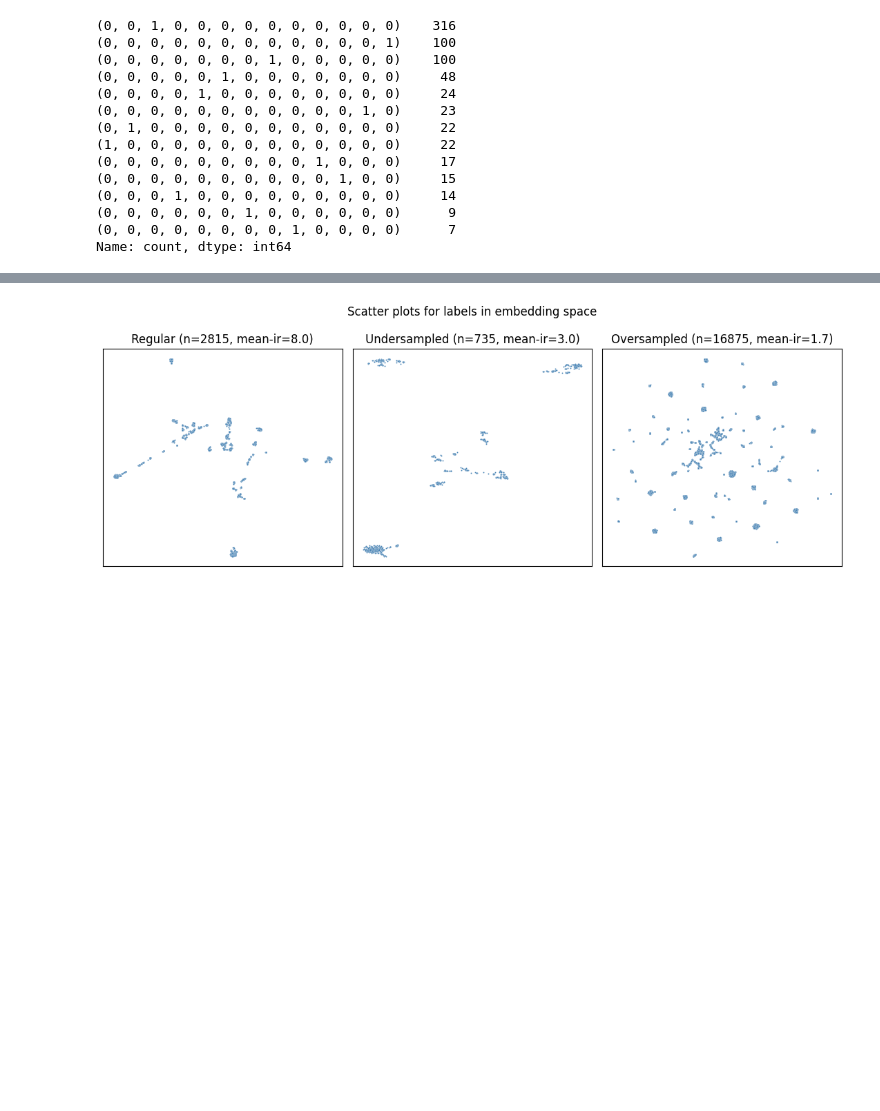
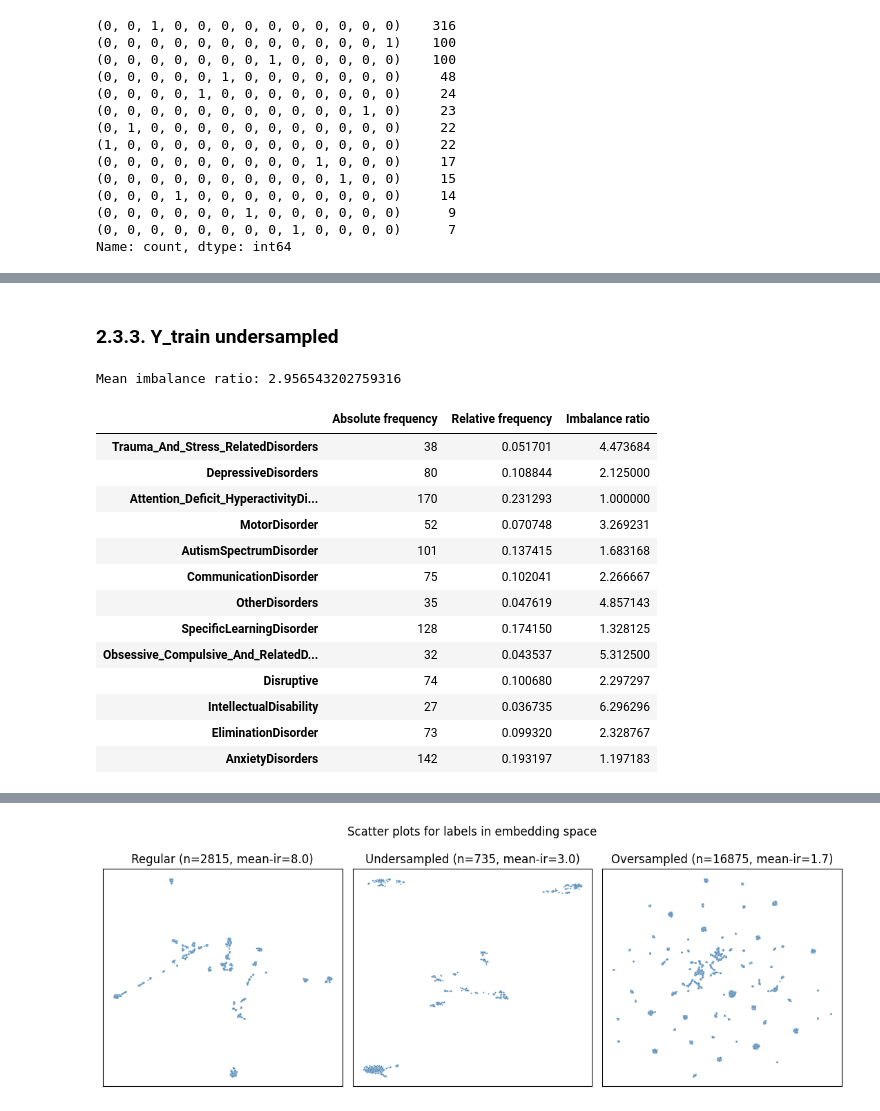
Before and after one commit to damian-jazz/comorbidity_prediction, a Jupyter notebook: data_inspection.ipynb, the cells around one changed output, grey strips where cells are left out. Cells and saved outputs as stored; diff of their text form; code cells hidden in the pictures; blank space fills up the shorter version.

```diff
--- a/data_inspection.ipynb
+++ b/data_inspection.ipynb
@@ -115,0 +166,23 @@ Name: count, dtype: int64
+# %% [markdown]
+### 2.3.3. Y_train undersampled
+# %%
+X_under, Y_under = generate_undersampled_set(X_train, Y_train)
+label_stats, mean_ir = generate_label_stats(Y_under, True)
+print(f"Mean imbalance ratio: {mean_ir}")
+label_stats
+# %% [output]
+Mean imbalance ratio: 2.956543202759316
+|  | Absolute frequency | Relative frequency | Imbalance ratio |
+| Trauma_And_Stress_RelatedDisorders | 38 | 0.051701 | 4.473684 |
+| DepressiveDisorders | 80 | 0.108844 | 2.125000 |
+| Attention_Deficit_HyperactivityDi... | 170 | 0.231293 | 1.000000 |
+| MotorDisorder | 52 | 0.070748 | 3.269231 |
+| AutismSpectrumDisorder | 101 | 0.137415 | 1.683168 |
+| CommunicationDisorder | 75 | 0.102041 | 2.266667 |
+| OtherDisorders | 35 | 0.047619 | 4.857143 |
+| SpecificLearningDisorder | 128 | 0.174150 | 1.328125 |
+| Obsessive_Compulsive_And_RelatedD... | 32 | 0.043537 | 5.312500 |
+| Disruptive | 74 | 0.100680 | 2.297297 |
+| IntellectualDisability | 27 | 0.036735 | 6.296296 |
+| EliminationDisorder | 73 | 0.099320 | 2.328767 |
+| AnxietyDisorders | 142 | 0.193197 | 1.197183 |
```
Also changed, not shown: parts of 10 cells of this notebook.
